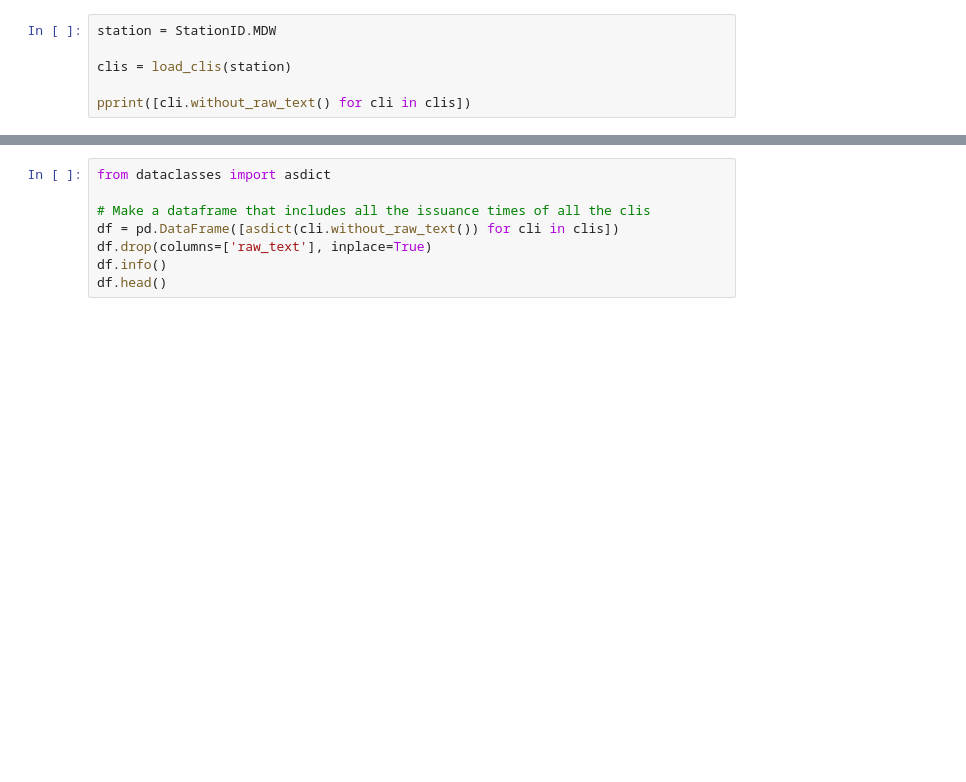
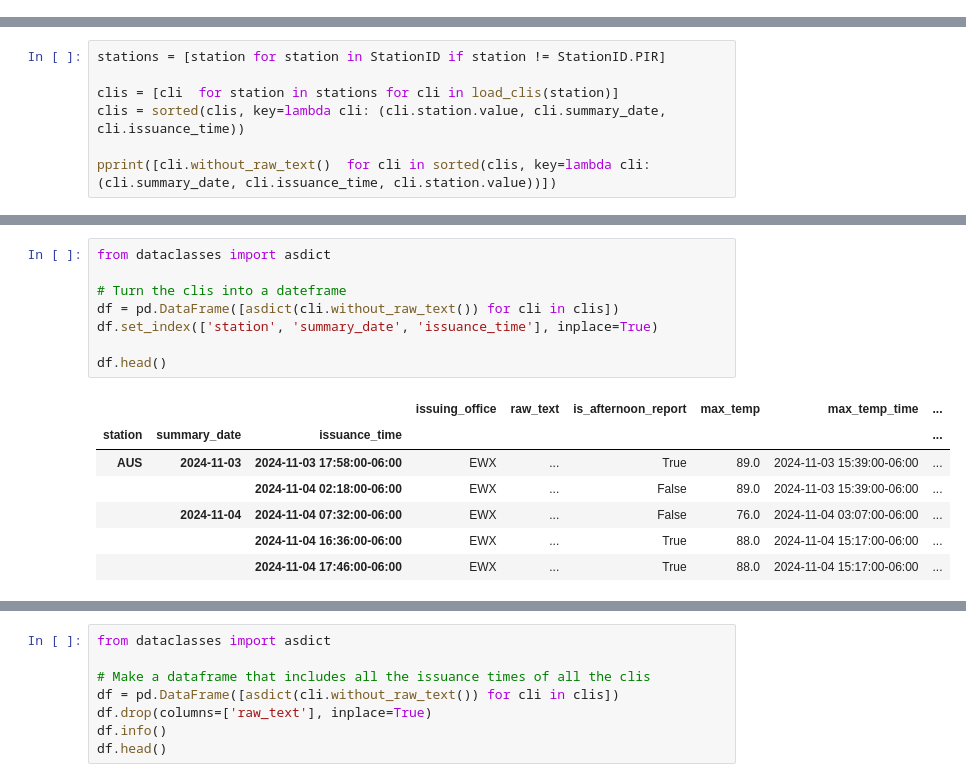
Before and after one commit to abhmul/kalshi-arbitrage, a Jupyter notebook: notebooks/09-am-cli_error_rate.ipynb, the cells around one changed output, grey strips where cells are left out. Saved outputs shown, nothing was run; the diff lists cells and outputs as text; blank space fills up the shorter version.

```diff
--- a/notebooks/09-am-cli_error_rate.ipynb
+++ b/notebooks/09-am-cli_error_rate.ipynb
@@ -20,7 +21 @@ from src.nws import (
 )
-# %%
-station = StationID.MDW
-
-clis = load_clis(station)
-
-pprint([cli.without_raw_text() for cli in clis])
@@ -57,0 +22,7 @@ Number of Corrected CLIs: 0
+# %%
+stations = [station for station in StationID if station != StationID.PIR]
+
+clis = [cli  for station in stations for cli in load_clis(station)]
+clis = sorted(clis, key=lambda cli: (cli.station.value, cli.summary_date, cli.issuance_time))
+
+pprint([cli.without_raw_text()  for cli in sorted(clis, key=lambda cli: (cli.summary_date, cli.issuance_time, cli.station.value))])
@@ -57,0 +47,16 @@ Number of Corrected CLIs: 0
+# %%
+from dataclasses import asdict
+
+# Turn the clis into a dateframe
+df = pd.DataFrame([asdict(cli.without_raw_text()) for cli in clis])
+df.set_index(['station', 'summary_date', 'issuance_time'], inplace=True)
+
+df.head()
+# %% [output]
+|  |  |  | issuing_office | raw_text | is_afternoon_report | max_temp | max_temp_time | ... |
+| station | summary_date | issuance_time |  |  |  |  |  | ... |
+| AUS | 2024-11-03 | 2024-11-03 17:58:00-06:00 | EWX | ... | True | 89.0 | 2024-11-03 15:39:00-06:00 | ... |
+|  |  | 2024-11-04 02:18:00-06:00 | EWX | ... | False | 89.0 | 2024-11-03 15:39:00-06:00 | ... |
+|  | 2024-11-04 | 2024-11-04 07:32:00-06:00 | EWX | ... | False | 76.0 | 2024-11-04 03:07:00-06:00 | ... |
+|  |  | 2024-11-04 16:36:00-06:00 | EWX | ... | True | 88.0 | 2024-11-04 15:17:00-06:00 | ... |
+|  |  | 2024-11-04 17:46:00-06:00 | EWX | ... | True | 88.0 | 2024-11-04 15:17:00-06:00 | ... |
```
Also changed, not shown: parts of 12 cells of this notebook, 7 other files.
